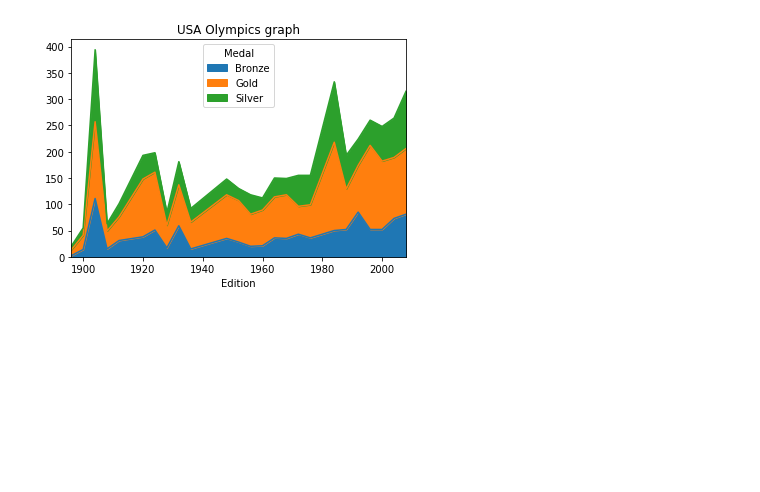
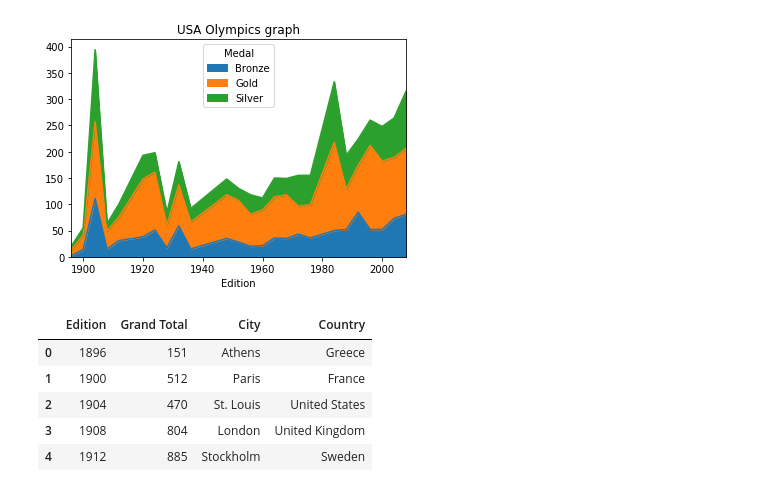
Before and after one commit to SurajKande/python-pandas, a Jupyter notebook: case_study_olympic_medals.ipynb, the cells around one changed output. Cells and saved outputs as stored; diff of their text form; code cells hidden in the pictures; blank space fills up the shorter version.

```diff
--- a/case_study_olympic_medals.ipynb
+++ b/case_study_olympic_medals.ipynb
@@ -250,3 +249,16 @@ plt.title('USA Olympics graph')
 plt.show()
 # %% [output]
 [figure]
+# %%
+editions = pd.read_csv('/content/gdrive/My Drive/datasets/summer-olympic-medals/EDITIONS.tsv', sep='\t')
+# %%
+editions = editions[['Edition', 'Grand Total', 'City', 'Country']]
+# %%
+editions.head()
+# %% [output]
+|  | Edition | Grand Total | City | Country |
+| 0 | 1896 | 151 | Athens | Greece |
+| 1 | 1900 | 512 | Paris | France |
+| 2 | 1904 | 470 | St. Louis | United States |
+| 3 | 1908 | 804 | London | United Kingdom |
+| 4 | 1912 | 885 | Stockholm | Sweden |
```
Also changed, not shown: parts of 11 cells of this notebook.
